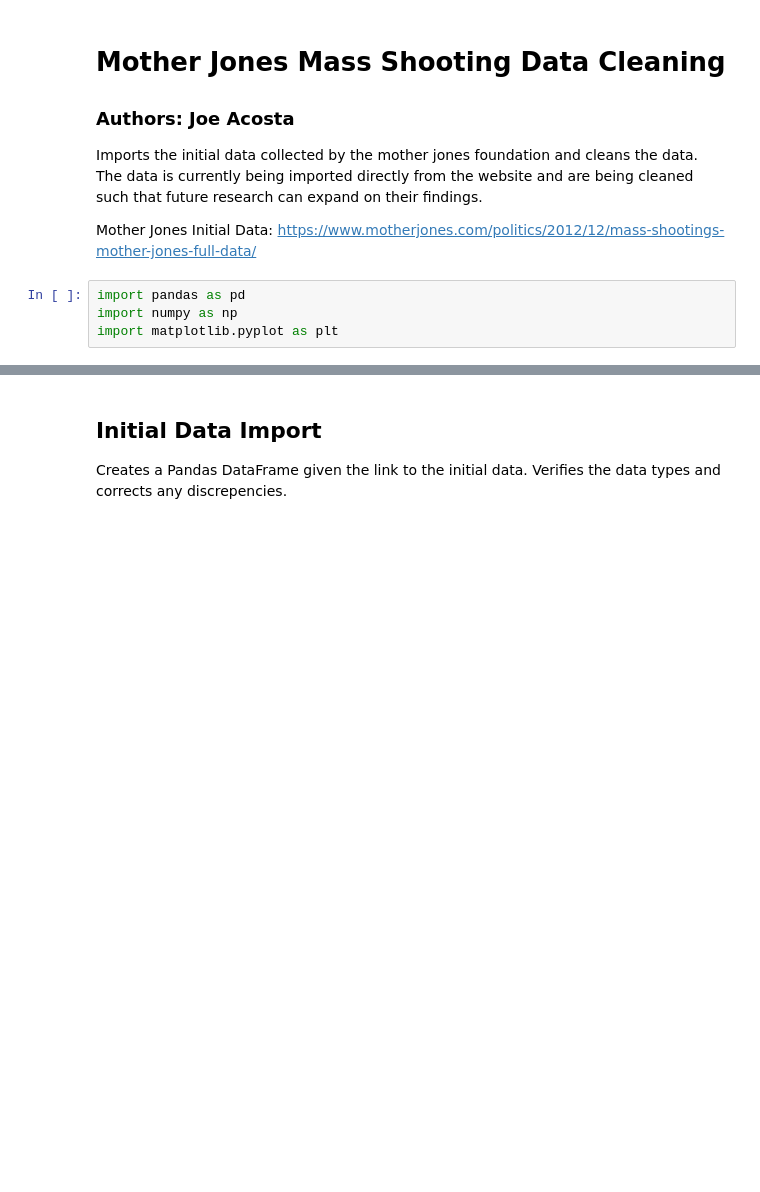
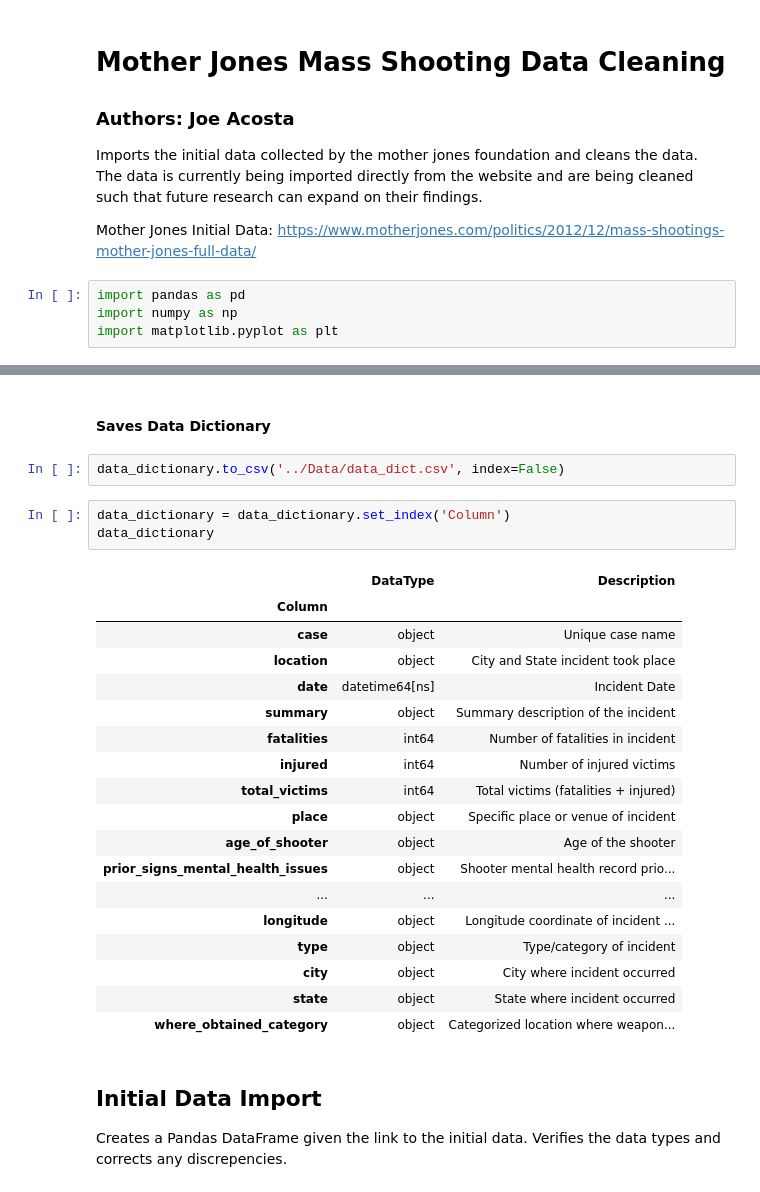
Before and after one commit to JA-Acosta/mj_mass_shootings, a Jupyter notebook: mjms_notebooks/mjms_data_notebook.ipynb, the cells around one changed output, grey strips where cells are left out. Saved outputs shown, nothing was run; the diff lists cells and outputs as text; blank space fills up the shorter version.

Commit message:
Created Data Dictionary

```diff
--- a/mjms_notebooks/mjms_data_notebook.ipynb
+++ b/mjms_notebooks/mjms_data_notebook.ipynb
@@ -11,3 +61,29 @@ import matplotlib.pyplot as plt
+# %% [markdown]
+#### Saves Data Dictionary
+# %%
+data_dictionary.to_csv('../Data/data_dict.csv', index=False)
+# %%
+data_dictionary = data_dictionary.set_index('Column')
+data_dictionary
+# %% [output]
+|  | DataType | Description |
+| Column |  |  |
+| case | object | Unique case name |
+| location | object | City and State incident took place |
+| date | datetime64[ns] | Incident Date |
+| summary | object | Summary description of the incident |
+| fatalities | int64 | Number of fatalities in incident |
+| injured | int64 | Number of injured victims |
+| total_victims | int64 | Total victims (fatalities + injured) |
+| place | object | Specific place or venue of incident |
+| age_of_shooter | object | Age of the shooter |
+| prior_signs_mental_health_issues | object | Shooter mental health record prio... |
+| ... | ... | ... |
+| longitude | object | Longitude coordinate of incident ... |
+| type | object | Type/category of incident |
+| city | object | City where incident occurred |
+| state | object | State where incident occurred |
+| where_obtained_category | object | Categorized location where weapon... |
 # %% [markdown]
 ## Initial Data Import
 Creates a Pandas DataFrame given the link to the initial data.
```
Also changed, not shown: parts of 5 cells of this notebook, 1 other file.
